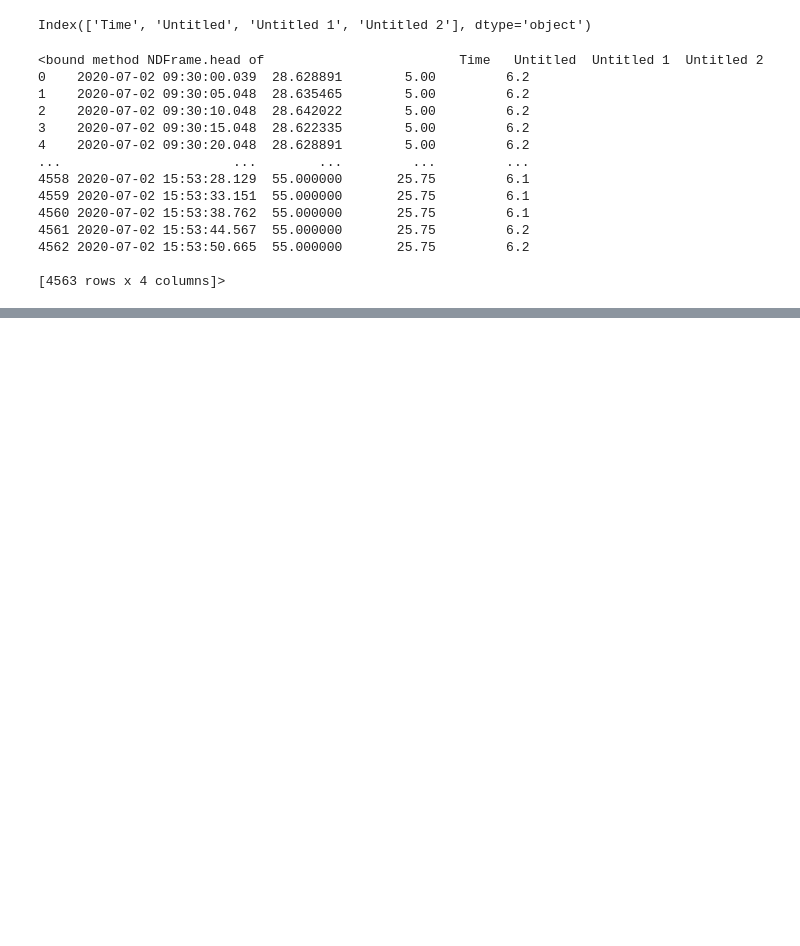
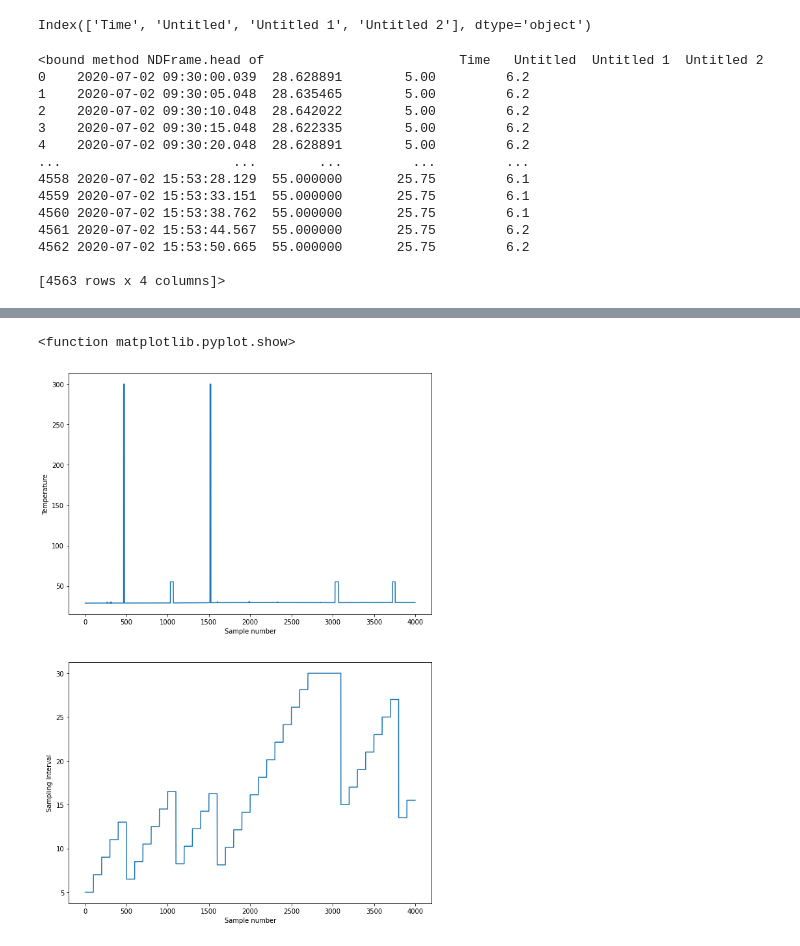
Before and after one commit to ssunilkumar/intro_test, a Jupyter notebook: clustering.ipynb, the cells around one changed output, grey strips where cells are left out. Cells and saved outputs as stored; diff of their text form; code cells hidden in the pictures; blank space fills up the shorter version.

```diff
--- a/clustering.ipynb
+++ b/clustering.ipynb
@@ -79,0 +46,7 @@ Processing triggers for libc-bin (2.27-3ubuntu1) ...
+# %%
+import pandas as pd
+import matplotlib.pyplot as plt
+import numpy as np
+Adp_file2=pd.read_excel('Varinace_based_C5_Node_Adaptive_Sampling_Values_BV_Ver_3.xlsx')
+print(Adp_file2.columns)
+Adp_file1.head
@@ -79,0 +69,16 @@ Processing triggers for libc-bin (2.27-3ubuntu1) ...
+# %%
+%matplotlib inline
+#plt.figure(figsize=(25,15))
+fig,ax = plt.subplots(2,1,figsize=(10,15))
+fig.show()
+ax[0].plot(Adp_file2['Untitled'][0:4000])
+ax[0].set_xlabel('Sample number')
+ax[0].set_ylabel('Temperature')
+ax[1].plot(Adp_file2['Untitled 2'][0:4000])
+ax[1].set_xlabel('Sample number')
+ax[1].set_ylabel('Sampling Interval')
+#ax[2].hist(Adp_file2['Untitled 2'], bins = [5,10,15,20,25,30])
+plt.show
+# %% [output]
+<function matplotlib.pyplot.show>
+[figure, added]
```
Also changed, not shown: parts of 9 cells of this notebook.
